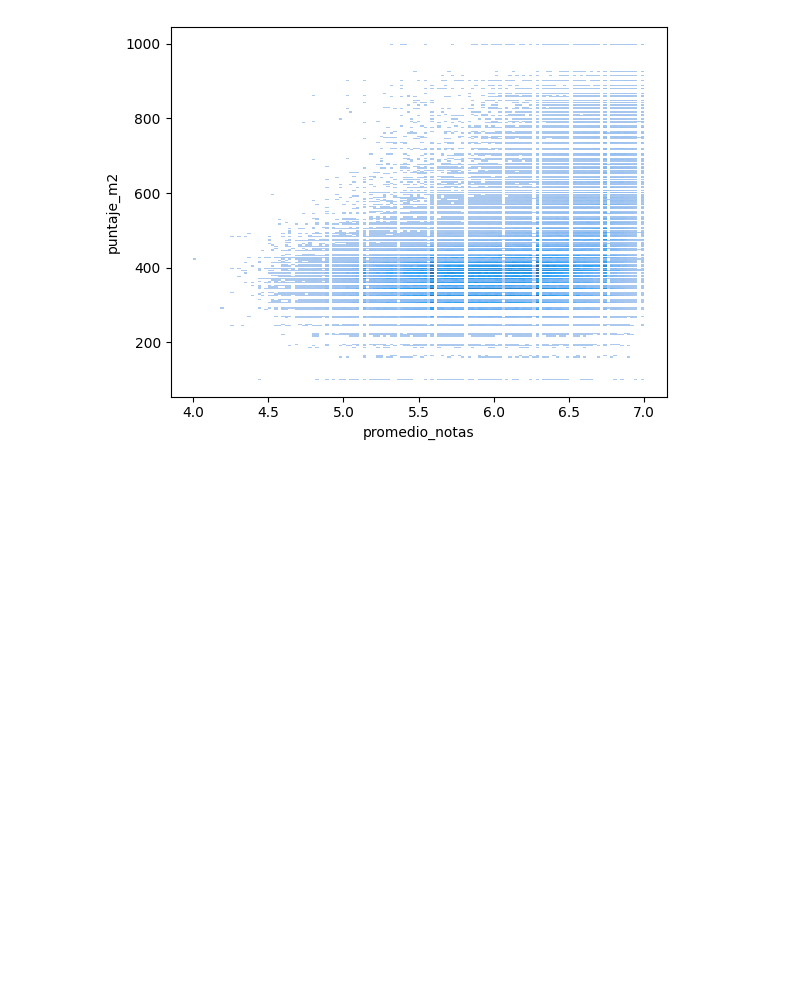
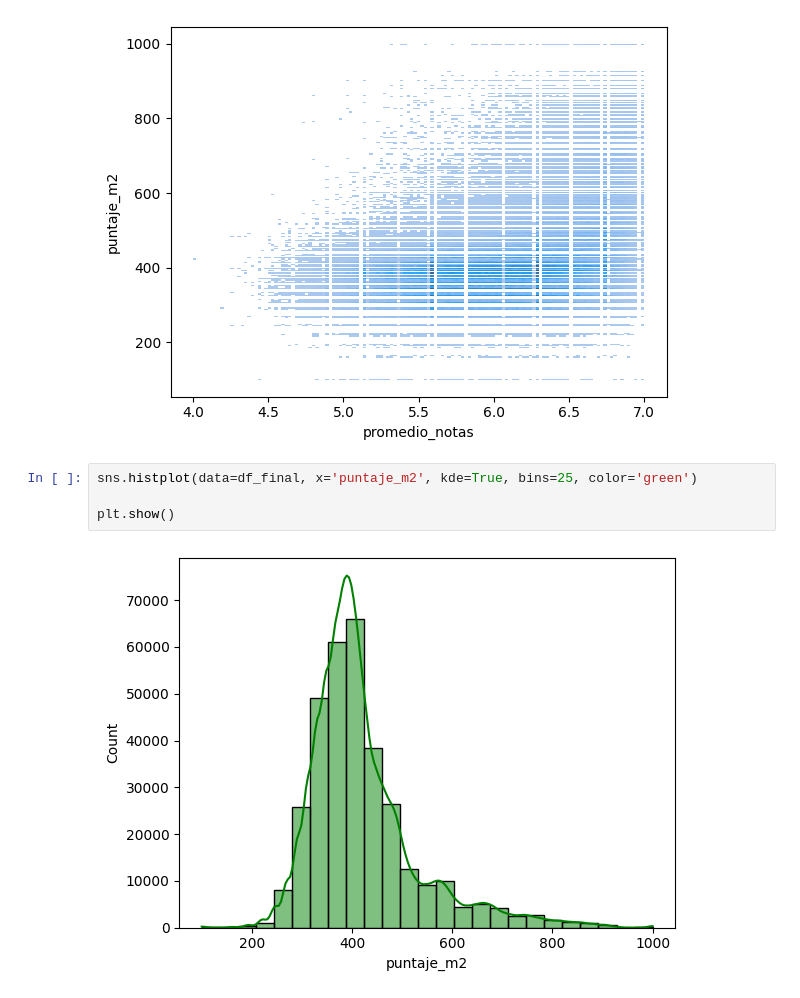
Before and after one commit to BenjaCidR/Proyecto-DEMRE, a Jupyter notebook: notebooks/proyecto.ipynb, the cells around one changed output. Drawn from its saved outputs; the diff is of its cells as text; blank space fills up the shorter version.

```diff
--- a/notebooks/proyecto.ipynb
+++ b/notebooks/proyecto.ipynb
@@ -284,3 +284,9 @@ sns.histplot(data=df_final, x='promedio_notas', y='puntaje_m2')
 plt.show()
 # %% [output]
 [figure]
+# %%
+sns.histplot(data=df_final, x='puntaje_m2', kde=True, bins=25, color='green')
+
+plt.show()
+# %% [output]
+[figure, added]
```
Also changed, not shown: parts of 3 cells of this notebook.
